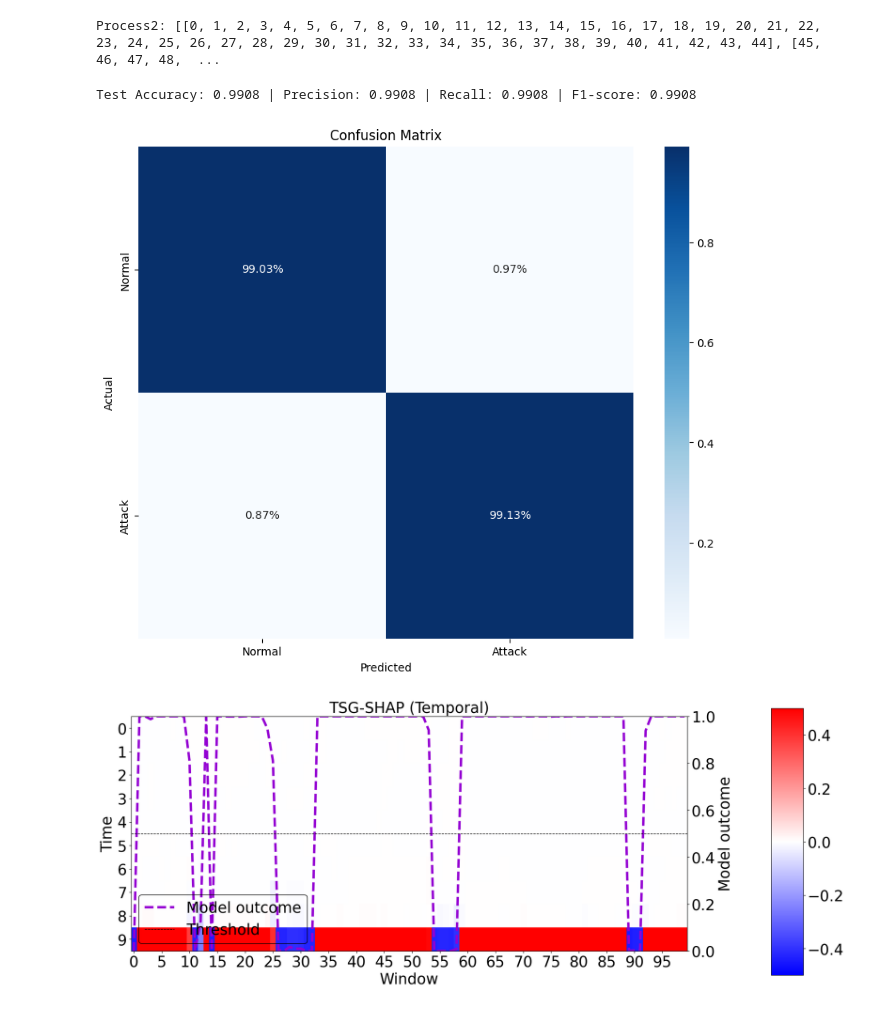
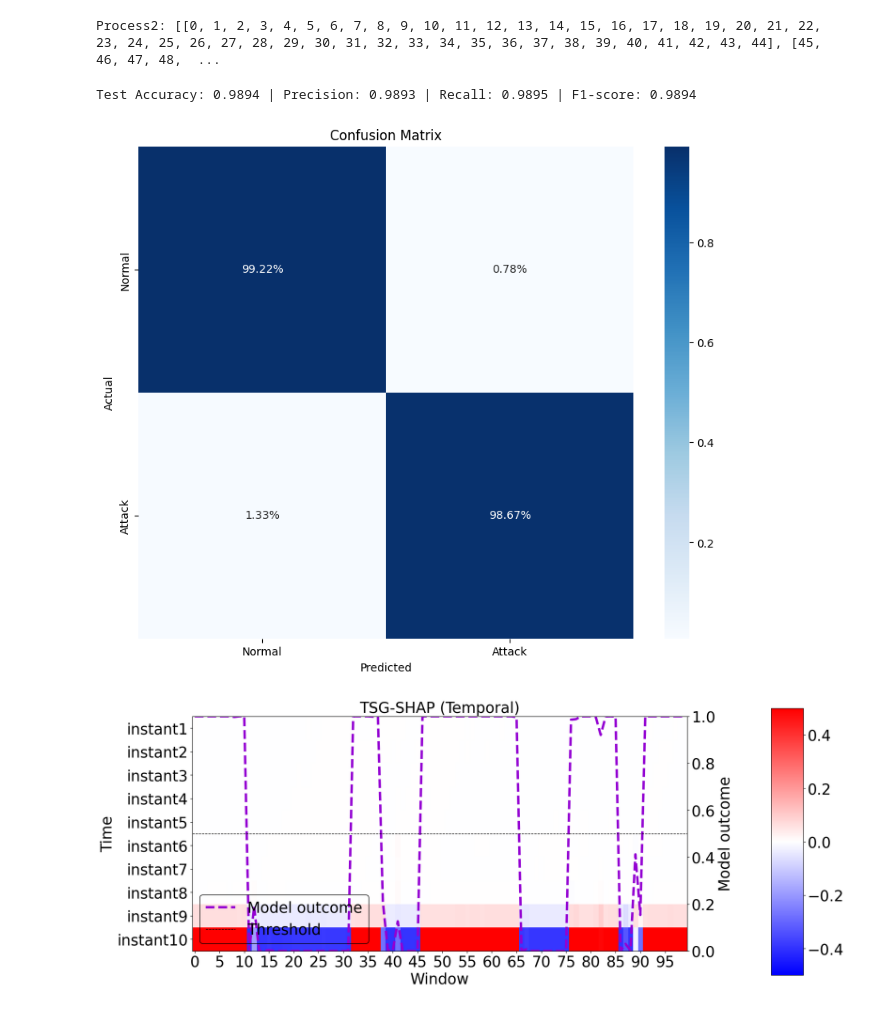
Before and after one commit to CyberDataLab/ShaTS, a Jupyter notebook: examples/exampleTemporal.ipynb, the cells around one changed output. Cells and saved outputs as stored; diff of their text form; code cells hidden in the pictures.

```diff
--- a/examples/exampleTemporal.ipynb
+++ b/examples/exampleTemporal.ipynb
@@ -19,7 +19,7 @@ import seaborn as sns
 device = torch.device('cuda' if torch.cuda.is_available() else 'cpu')
 # %%
 # Parámetros del dataset sintético
-n_samples = 1000000
+n_samples = 10000
 n_features = 50
 categorical_columns = [f'Cat{i}' for i in range(5)]
 continuous_columns = [f'Cont{i}' for i in range(n_features - len(categorical_columns))]
@@ -535,7 +535,7 @@ plt.ylabel('Actual')
 plt.title('Confusion Matrix')
 plt.show()
 # %% [output]
-Test Accuracy: 0.9908 | Precision: 0.9908 | Recall: 0.9908 | F1-score: 0.9908
+Test Accuracy: 0.9894 | Precision: 0.9893 | Recall: 0.9895 | F1-score: 0.9894
 [figure]
 # %%
 variables_map_idxs_array = []
@@ -548,21 +552,20 @@ from tsg_shap import generateSubsets
 # %%
 random_samples = random.sample(range(len(trainDataset)), 100)
-support = [trainDataset[idx] for idx in random_samples]
+support = [trainDataset[idx]['given'] for idx in random_samples]
 
 begin = 798 #begining instant to be explained
 end = begin + 100 #end instant to be explained
-test = [testDataset[idx] for idx in range(begin, end)]
+test = [testDataset[idx]['given'] for idx in range(begin, end)]
 # %%
 shapley_class = tsg_shap.ShaTS(model,
                                support ,
-                               classToExplain = 1,
-                               strategyGrouping=StrategyGrouping.TIME,
-                               nameInstants= [str(i) for i in range(10)])
+                               grouping_strategy= TimeGroupingStrategy(10),
+                                class_to_explain= 1,
+                               )
 
-#shapley_values = shapley_class.compute_tsgshap(test)
-shapley_values = shapley_class.compute_fastShats(test)
+shapley_values = shapley_class.compute_tsgshap(test)
 
 
 shapley_class.plot_tsgshap(shapley_values, test)
 # %% [output]
-[figure, old version]
+[figure, new version]
```
Also changed, not shown: parts of 22 cells of this notebook, 2 other files.
